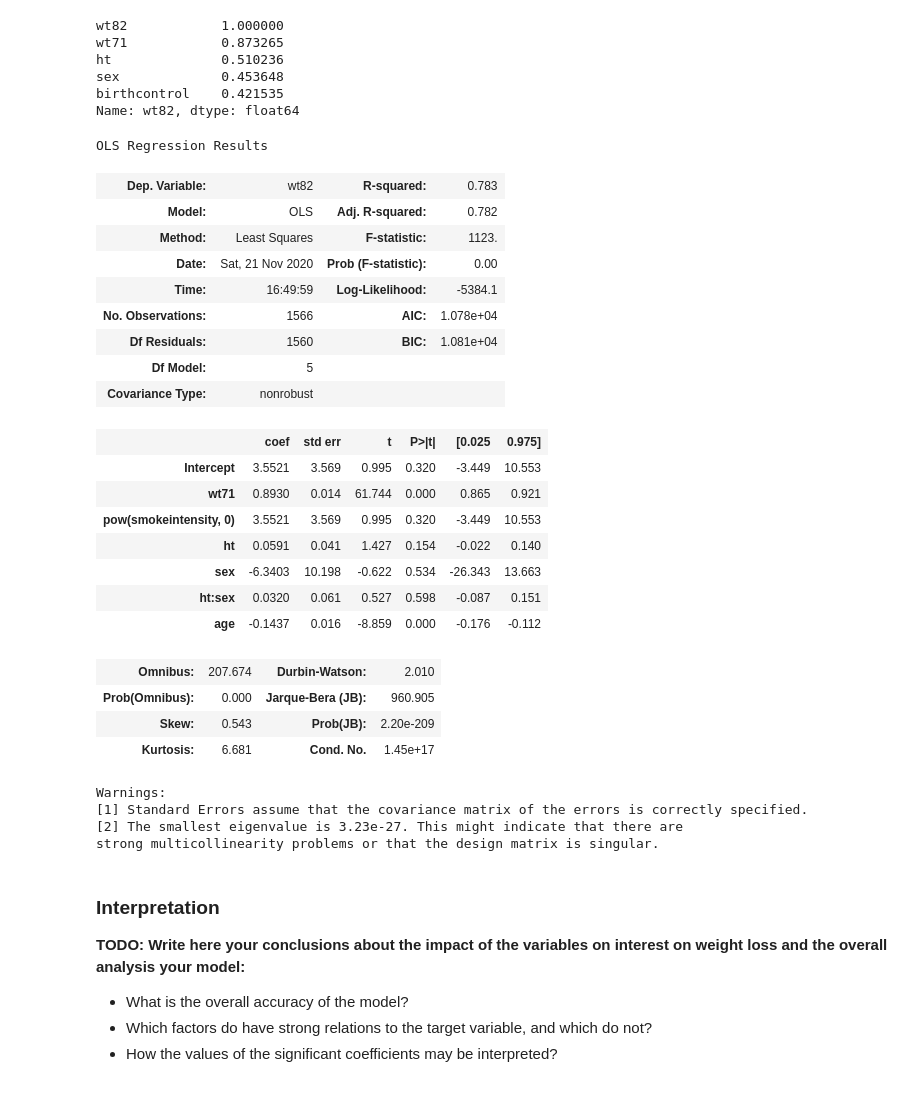
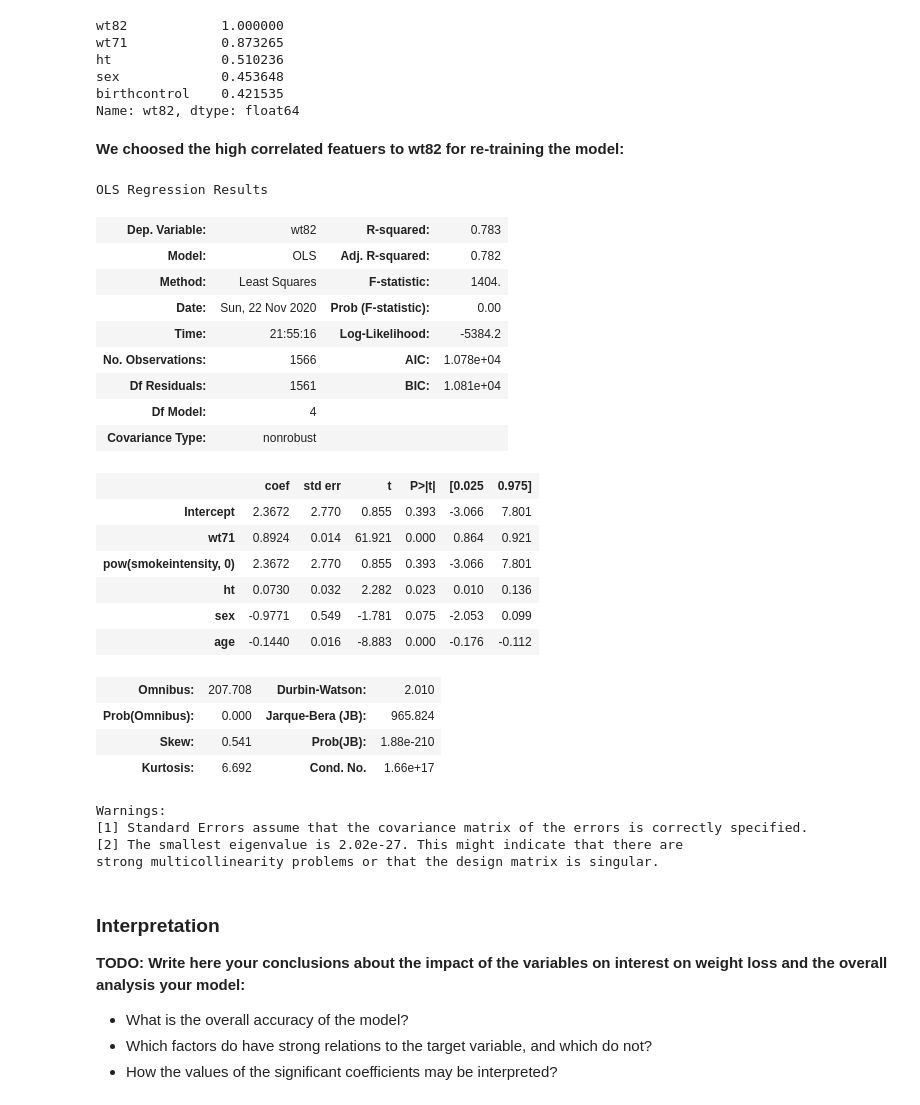
Before and after one commit to gald1017/Statistics-and-Probability-for-DS-, a Jupyter notebook: WEEK4/home_assignment_4.ipynb, the cells around one changed output. Saved outputs shown, nothing was run; the diff lists cells and outputs as text; code cells hidden in the pictures.

```diff
--- a/WEEK4/home_assignment_4.ipynb
+++ b/WEEK4/home_assignment_4.ipynb
@@ -128,38 +130,39 @@ ht              0.510236
 sex             0.453648
 birthcontrol    0.421535
 Name: wt82, dtype: float64
+# %% [markdown]
+<b> We choosed the high correlated featuers to wt82 for re-training the model:
 # %%
 def pow(x,p):
     return x**p
 
-model = smf.ols(data=non_missing, formula='wt82~wt71+pow(smokeintensity,0)+ht*sex+age').fit()
+model = smf.ols(data=non_missing, formula='wt82~wt71+pow(smokeintensity,0)+ht+sex+age').fit()
 model.summary()
 # %% [output]
 OLS Regression Results
 | Dep. Variable: | wt82 | R-squared: | 0.783 |
 | Model: | OLS | Adj. R-squared: | 0.782 |
-| Method: | Least Squares | F-statistic: | 1123. |
-| Date: | Sat, 21 Nov 2020 | Prob (F-statistic): | 0.00 |
-| Time: | 16:49:59 | Log-Likelihood: | -5384.1 |
+| Method: | Least Squares | F-statistic: | 1404. |
+| Date: | Sun, 22 Nov 2020 | Prob (F-statistic): | 0.00 |
+| Time: | 21:55:16 | Log-Likelihood: | -5384.2 |
 | No. Observations: | 1566 | AIC: | 1.078e+04 |
-| Df Residuals: | 1560 | BIC: | 1.081e+04 |
-| Df Model: | 5 |  |  |
+| Df Residuals: | 1561 | BIC: | 1.081e+04 |
+| Df Model: | 4 |  |  |
 | Covariance Type: | nonrobust |  |  |
 |  | coef | std err | t | P>|t| | [0.025 | 0.975] |
-| Intercept | 3.5521 | 3.569 | 0.995 | 0.320 | -3.449 | 10.553 |
-| wt71 | 0.8930 | 0.014 | 61.744 | 0.000 | 0.865 | 0.921 |
-| pow(smokeintensity, 0) | 3.5521 | 3.569 | 0.995 | 0.320 | -3.449 | 10.553 |
-| ht | 0.0591 | 0.041 | 1.427 | 0.154 | -0.022 | 0.140 |
-| sex | -6.3403 | 10.198 | -0.622 | 0.534 | -26.343 | 13.663 |
-| ht:sex | 0.0320 | 0.061 | 0.527 | 0.598 | -0.087 | 0.151 |
-| age | -0.1437 | 0.016 | -8.859 | 0.000 | -0.176 | -0.112 |
+| Intercept | 2.3672 | 2.770 | 0.855 | 0.393 | -3.066 | 7.801 |
+| wt71 | 0.8924 | 0.014 | 61.921 | 0.000 | 0.864 | 0.921 |
+| pow(smokeintensity, 0) | 2.3672 | 2.770 | 0.855 | 0.393 | -3.066 | 7.801 |
+| ht | 0.0730 | 0.032 | 2.282 | 0.023 | 0.010 | 0.136 |
+| sex | -0.9771 | 0.549 | -1.781 | 0.075 | -2.053 | 0.099 |
+| age | -0.1440 | 0.016 | -8.883 | 0.000 | -0.176 | -0.112 |
-| Omnibus: | 207.674 | Durbin-Watson: | 2.010 |
-| Prob(Omnibus): | 0.000 | Jarque-Bera (JB): | 960.905 |
-| Skew: | 0.543 | Prob(JB): | 2.20e-209 |
-| Kurtosis: | 6.681 | Cond. No. | 1.45e+17 |
+| Omnibus: | 207.708 | Durbin-Watson: | 2.010 |
+| Prob(Omnibus): | 0.000 | Jarque-Bera (JB): | 965.824 |
+| Skew: | 0.541 | Prob(JB): | 1.88e-210 |
+| Kurtosis: | 6.692 | Cond. No. | 1.66e+17 |
 Warnings:
 [1] Standard Errors assume that the covariance matrix of the errors is correctly specified.
-[2] The smallest eigenvalue is 3.23e-27. This might indicate that there are
+[2] The smallest eigenvalue is 2.02e-27. This might indicate that there are
 strong multicollinearity problems or that the design matrix is singular.
 # %% [markdown]
 ### Interpretation
```
Also changed, not shown: parts of 14 cells of this notebook.
